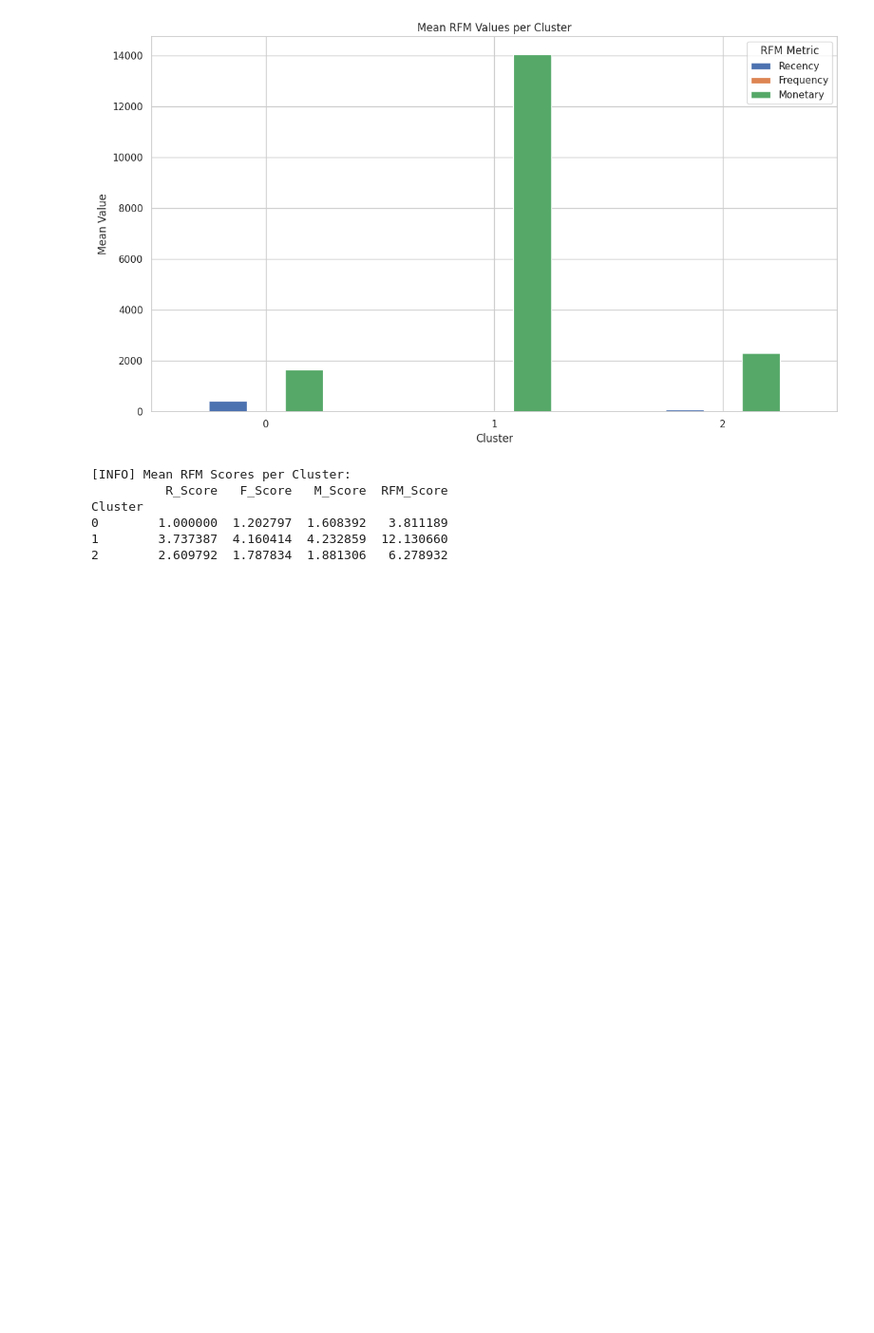
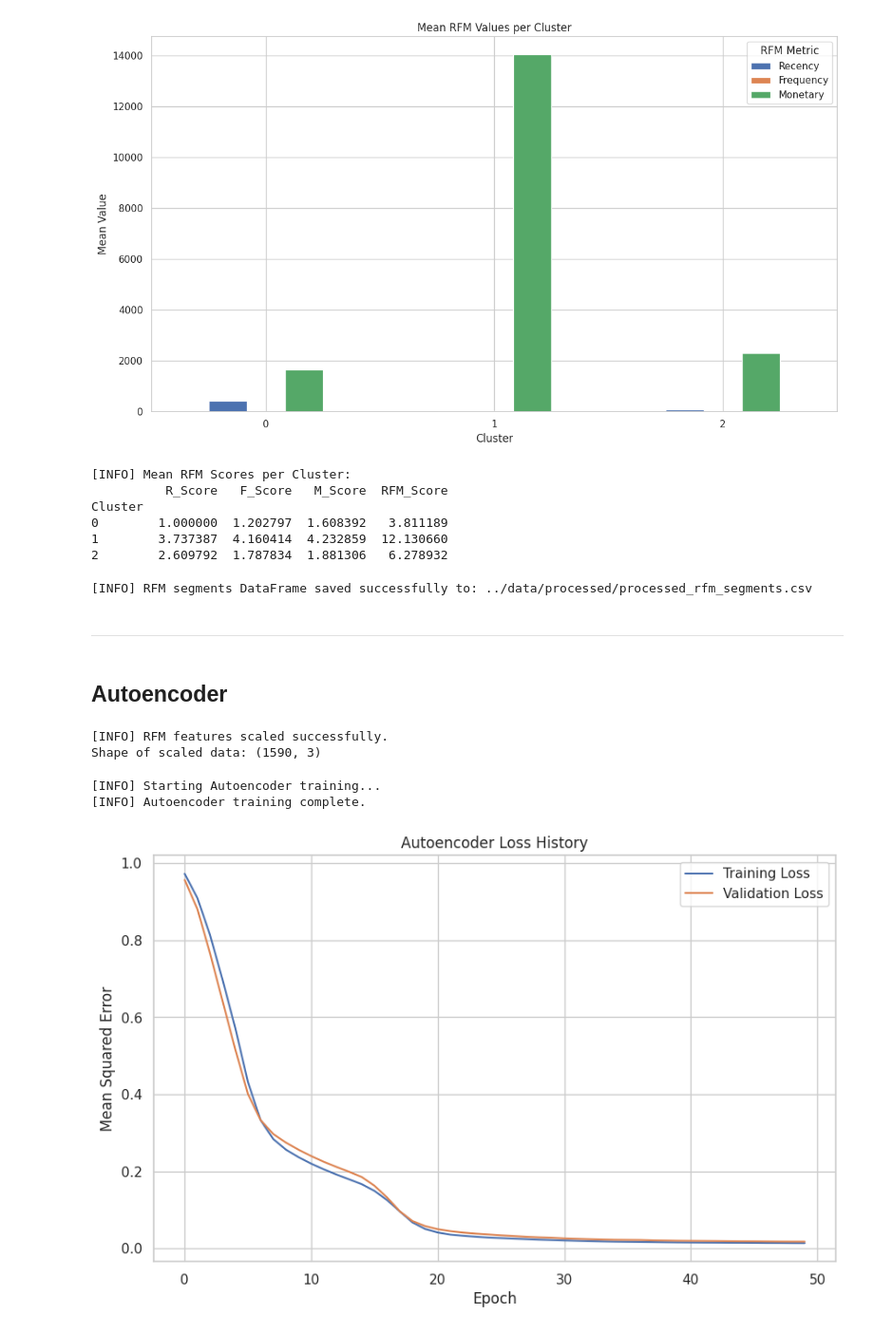
Before and after one commit to hanif-dev/ds-ml-projects, a Jupyter notebook: smart_retail_engine/notebooks/smart_retail_engine.ipynb, the cells around one changed output. Shown at 95% size. Drawn from its saved outputs; the diff is of its cells as text; code cells hidden in the pictures; blank space fills up the shorter version.

```diff
--- a/smart_retail_engine/notebooks/smart_retail_engine.ipynb
+++ b/smart_retail_engine/notebooks/smart_retail_engine.ipynb
@@ -1010,3 +1039,83 @@ Cluster
 0        1.000000  1.202797  1.608392   3.811189
 1        3.737387  4.160414  4.232859  12.130660
 2        2.609792  1.787834  1.881306   6.278932
+# %%
+# Pastikan folder target ada, jika belum, akan dibuat
+output_dir = "../data/processed/"
+if not os.path.exists(output_dir):
+    os.makedirs(output_dir)
+
+# Save DataFrame to CSV
+rfm_df.to_csv(os.path.join(output_dir, "processed_rfm_segments.csv"), index=False)
+
+print(f"[INFO] RFM segments DataFrame saved successfully to: {os.path.join(output_dir, 'processed_rfm_segments.csv')}")
+# %% [output]
+[INFO] RFM segments DataFrame saved successfully to: ../data/processed/processed_rfm_segments.csv
+# %% [markdown]
+---
+# %% [markdown]
+## Autoencoder
+# %%
+# --- Autoencoder for RFM Analysis ---
+
+# --- 1. Data Preparation ---
+# Assumption: rfm_df already exists from previous steps, containing 'Recency', 'Frequency', 'Monetary'
+rfm_features = ['Recency', 'Frequency', 'Monetary']
+X = rfm_df[rfm_features]
+
+# Standardize features (crucial for neural networks)
+scaler = StandardScaler()
+X_scaled = scaler.fit_transform(X)
+
+print("[INFO] RFM features scaled successfully.")
+print(f"Shape of scaled data: {X_scaled.shape}")
+# %% [output]
+[INFO] RFM features scaled successfully.
+Shape of scaled data: (1590, 3)
+# %%
+# --- 2. Building and Training the Autoencoder Model ---
+# Define the Autoencoder architecture
+input_dim = X_scaled.shape[1] # Number of input features (3: Recency, Frequency, Monetary)
+latent_dim = 2 # Dimensionality of the latent space (e.g., 2 for easy visualization)
+
+# Encoder part
+input_layer = Input(shape=(input_dim,))
+encoder_layer = Dense(8, activation='relu')(input_layer) # Example hidden layer
+encoder_layer = Dense(4, activation='relu')(encoder_layer)
+latent_space = Dense(latent_dim, activation='relu', name='latent_space')(encoder_layer)
+
+# Decoder part
+decoder_layer = Dense(4, activation='relu')(latent_space)
+decoder_layer = Dense(8, activation='relu')(decoder_layer)
+output_layer = Dense(input_dim, activation='linear')(decoder_layer) # Output layer should be linear for scaled data
+
+# Combine to form the Autoencoder model
+autoencoder = Model(inputs=input_layer, outputs=output_layer)
+
+# Compile the model
+autoencoder.compile(optimizer='adam', loss='mse') # Adam optimizer, Mean Squared Error loss
+
+# Train the model
+print("\n[INFO] Starting Autoencoder training...")
+history = autoencoder.fit(X_scaled, X_scaled, # Input and target are the same for autoencoders
+                          epochs=50, # Number of training iterations
+                          batch_size=32, # Number of samples per gradient update
+                          shuffle=True, # Shuffle data before each epoch
+                          validation_split=0.2, # Use 20% of data for validation
+                          verbose=0) # Set verbose=1 to see training progress
+
+print("[INFO] Autoencoder training complete.")
+
+# Plot loss history to check for convergence and overfitting
+plt.figure(figsize=(10, 6))
+plt.plot(history.history['loss'], label='Training Loss')
+plt.plot(history.history['val_loss'], label='Validation Loss')
+plt.title('Autoencoder Loss History')
+plt.xlabel('Epoch')
+plt.ylabel('Mean Squared Error')
+plt.legend()
+plt.show()
+# %% [output]
+[INFO] Starting Autoencoder training...
+[INFO] Autoencoder training complete.
+[figure, added]
```
Also changed, not shown: parts of 31 cells of this notebook, 4 other files.
